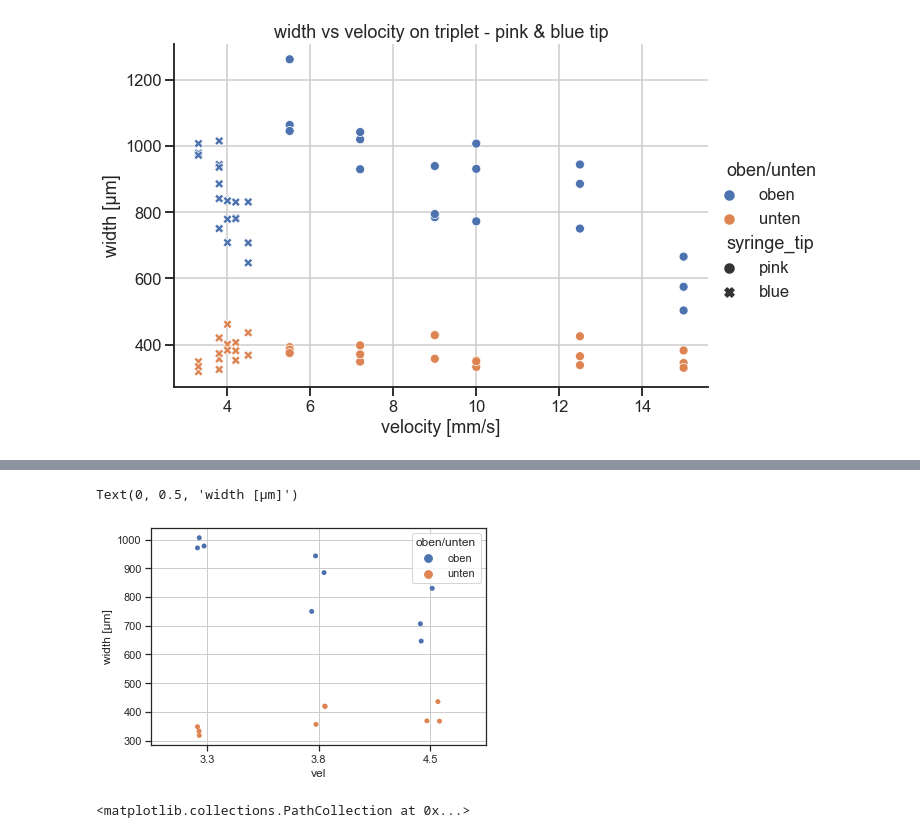
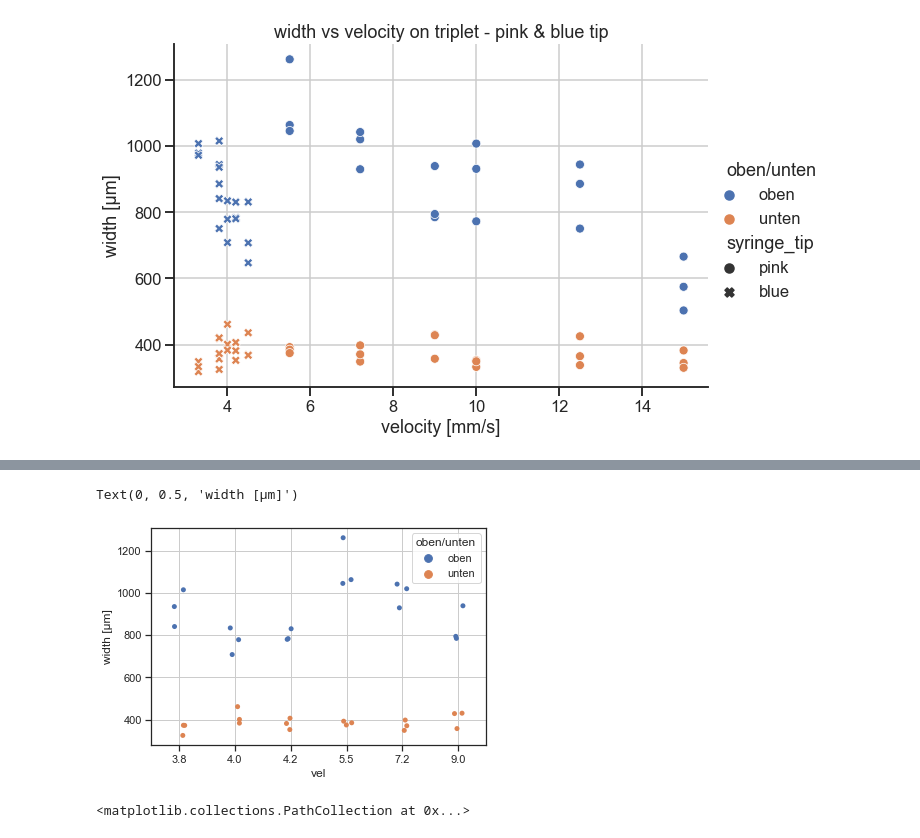
Before and after one commit to dbreitmoser/MADMAX_disk_analysis, a Jupyter notebook: analysis_notebooks/gluetrace_depth_study.ipynb, the cells around one changed output, grey strips where cells are left out. Cells and saved outputs as stored; diff of their text form; code cells hidden in the pictures.

Commit message:
added width plot for v= [3.8,4,4.2]

```diff
--- a/analysis_notebooks/gluetrace_depth_study.ipynb
+++ b/analysis_notebooks/gluetrace_depth_study.ipynb
@@ -89,13 +89,13 @@ plt.grid(True)
 # %%
 fig, ax = plt.subplots(1, 1)
 # sns.stripplot(data=trip_v3_data, x="vel", y= "glue_width_plane_to_plane µm", hue="oben/unten", ax=ax)
 # sns.stripplot(data=trip_v4_data, x="vel", y= "glue_width_plane_to_plane µm", hue="oben/unten", ax=ax)
-sns.stripplot(data=trip_v6_data, x="vel", y= "glue_width_plane_to_plane µm", hue="oben/unten", ax=ax)
+sns.stripplot(data=pd.concat([trip_v7_data,trip_v4_data]), x="vel", y= "glue_width_plane_to_plane µm", hue="oben/unten", ax=ax)
 plt.grid(True)
 plt.ylabel('width [µm]')
 # %% [output]
 Text(0, 0.5, 'width [µm]')
-[figure, old version]
+[figure, new version]
 # %%
 fig, ax = plt.subplots(1, 1)
 plt.scatter(trip_v3_data['vel'], trip_v3_data['glue_width_plane_to_plane µm'])
```
Also changed, not shown: parts of 3 cells of this notebook.
